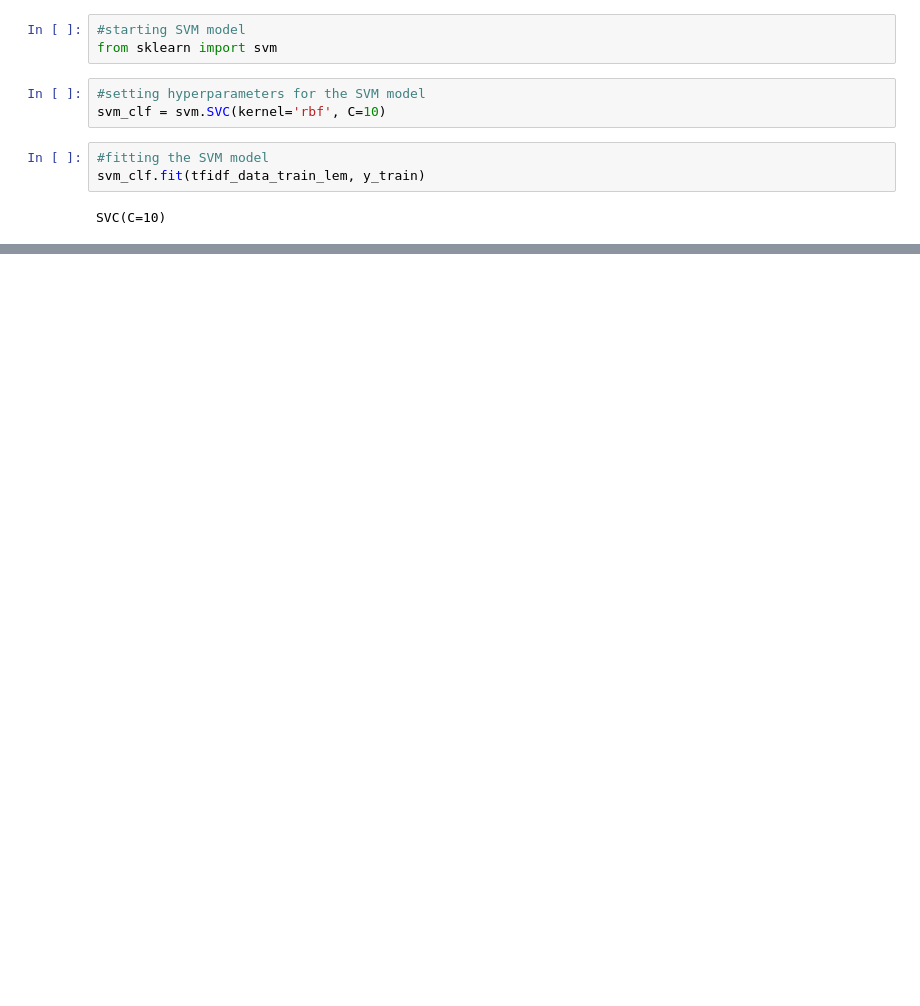
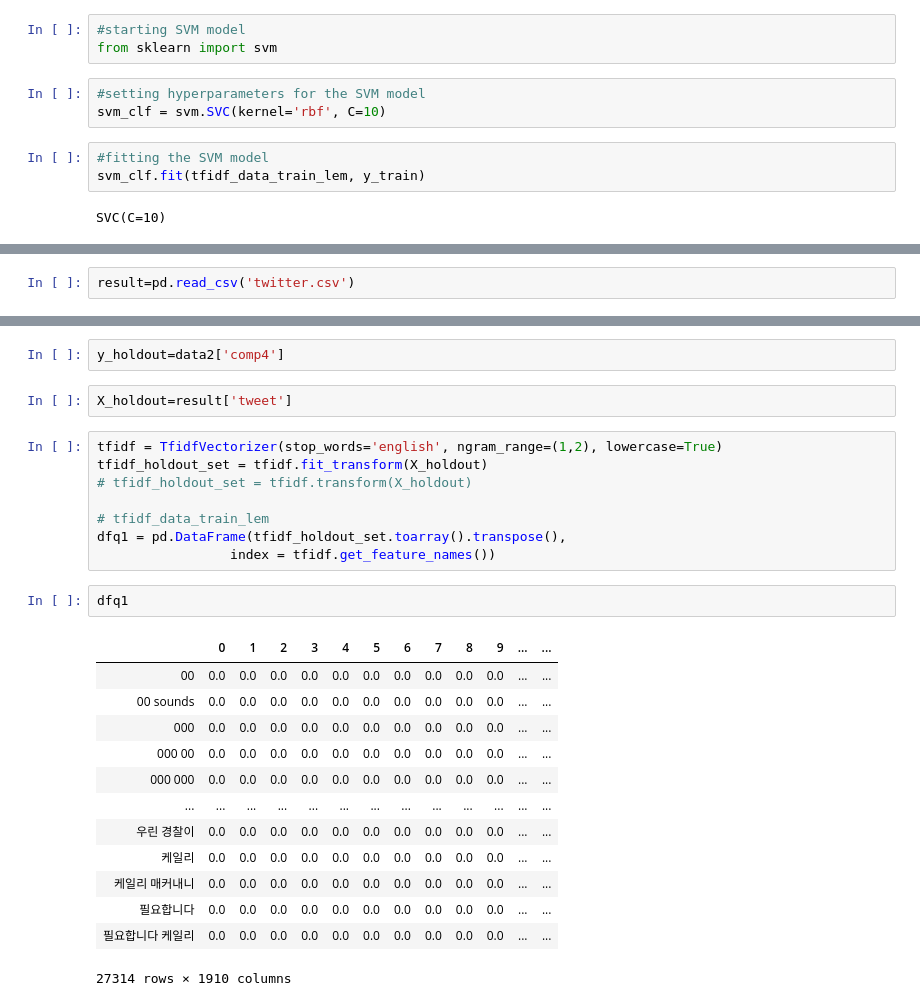
Before and after one commit to halujeff5/Depression_Analysis_Proj, a Jupyter notebook: Modeling_NB_NLP.ipynb, the cells around one changed output, grey strips where cells are left out. Cells and saved outputs as stored; diff of their text form; blank space fills up the shorter version.

```diff
--- a/Modeling_NB_NLP.ipynb
+++ b/Modeling_NB_NLP.ipynb
@@ -370,0 +428,2 @@ print(metrics.f1_score(y_test, svm_preds, average='weighted'))
+# %%
+result=pd.read_csv('twitter.csv')
@@ -370,0 +482,28 @@ print(metrics.f1_score(y_test, svm_preds, average='weighted'))
+# %%
+y_holdout=data2['comp4']
+# %%
+X_holdout=result['tweet']
+# %%
+tfidf = TfidfVectorizer(stop_words='english', ngram_range=(1,2), lowercase=True)
+tfidf_holdout_set = tfidf.fit_transform(X_holdout)
+# tfidf_holdout_set = tfidf.transform(X_holdout)
+
+# tfidf_data_train_lem
+dfq1 = pd.DataFrame(tfidf_holdout_set.toarray().transpose(),
+                 index = tfidf.get_feature_names())
+# %%
+dfq1
+# %% [output]
+|  | 0 | 1 | 2 | 3 | 4 | 5 | 6 | 7 | 8 | 9 | ... | ... |
+| 00 | 0.0 | 0.0 | 0.0 | 0.0 | 0.0 | 0.0 | 0.0 | 0.0 | 0.0 | 0.0 | ... | ... |
+| 00 sounds | 0.0 | 0.0 | 0.0 | 0.0 | 0.0 | 0.0 | 0.0 | 0.0 | 0.0 | 0.0 | ... | ... |
+| 000 | 0.0 | 0.0 | 0.0 | 0.0 | 0.0 | 0.0 | 0.0 | 0.0 | 0.0 | 0.0 | ... | ... |
+| 000 00 | 0.0 | 0.0 | 0.0 | 0.0 | 0.0 | 0.0 | 0.0 | 0.0 | 0.0 | 0.0 | ... | ... |
+| 000 000 | 0.0 | 0.0 | 0.0 | 0.0 | 0.0 | 0.0 | 0.0 | 0.0 | 0.0 | 0.0 | ... | ... |
+| ... | ... | ... | ... | ... | ... | ... | ... | ... | ... | ... | ... | ... |
+| 우린 경찰이 | 0.0 | 0.0 | 0.0 | 0.0 | 0.0 | 0.0 | 0.0 | 0.0 | 0.0 | 0.0 | ... | ... |
+| 케일리 | 0.0 | 0.0 | 0.0 | 0.0 | 0.0 | 0.0 | 0.0 | 0.0 | 0.0 | 0.0 | ... | ... |
+| 케일리 매커내니 | 0.0 | 0.0 | 0.0 | 0.0 | 0.0 | 0.0 | 0.0 | 0.0 | 0.0 | 0.0 | ... | ... |
+| 필요합니다 | 0.0 | 0.0 | 0.0 | 0.0 | 0.0 | 0.0 | 0.0 | 0.0 | 0.0 | 0.0 | ... | ... |
+| 필요합니다 케일리 | 0.0 | 0.0 | 0.0 | 0.0 | 0.0 | 0.0 | 0.0 | 0.0 | 0.0 | 0.0 | ... | ... |
+27314 rows × 1910 columns
```
Also changed, not shown: parts of 46 cells of this notebook, 1 other file.
